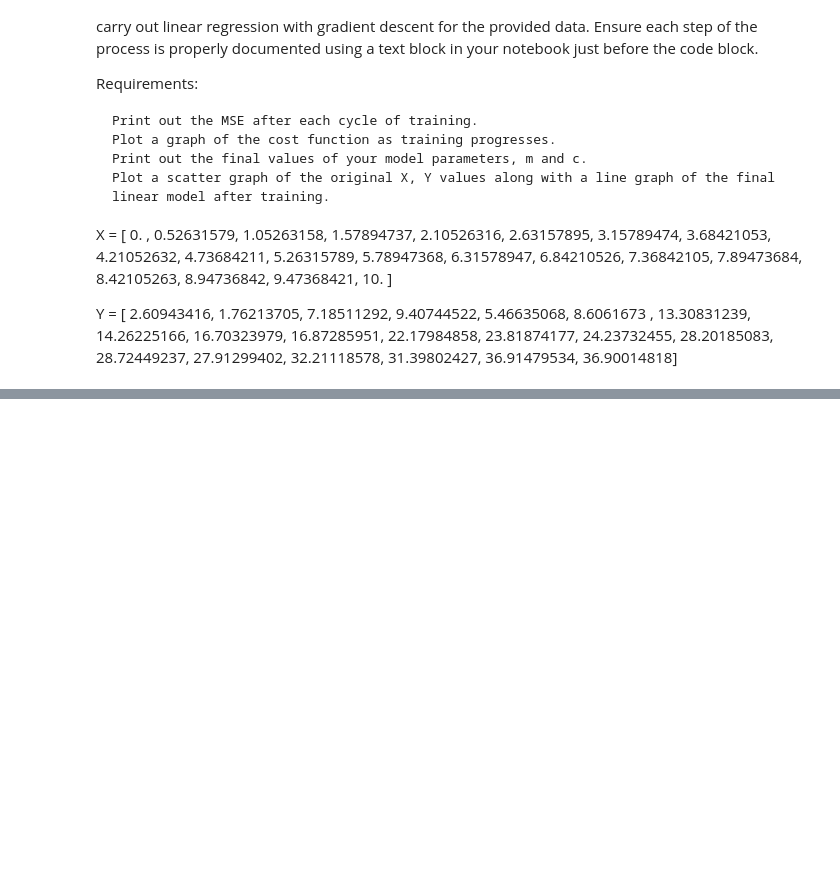
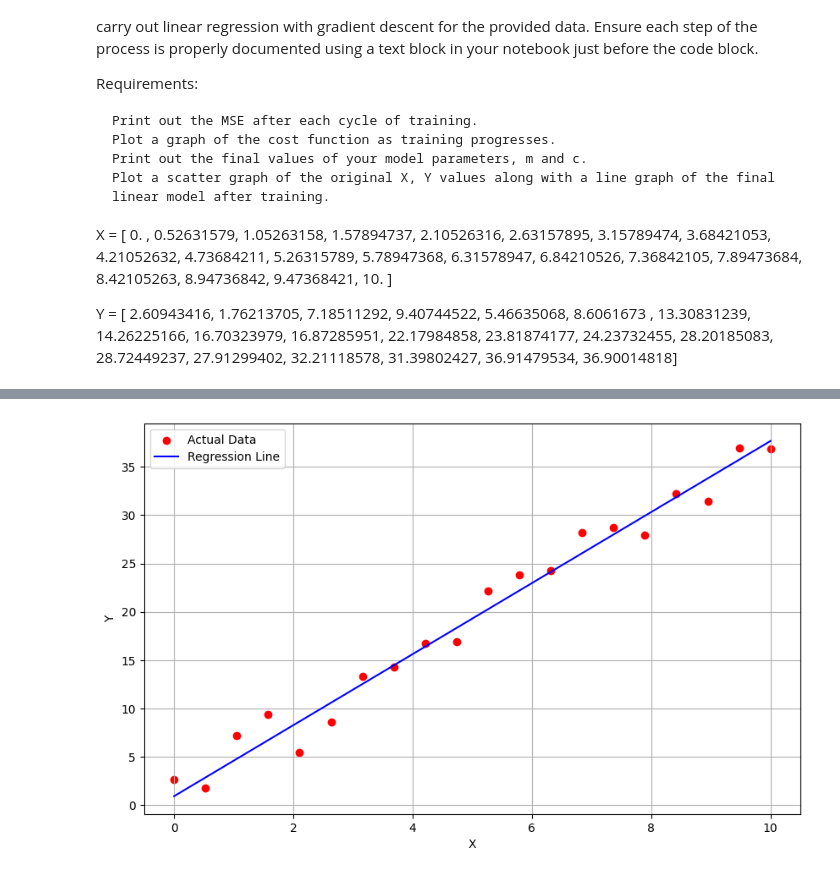
Before and after one commit to Erickpython/kodeCamp_5X-MachineLearning, a Jupyter notebook: LinearReression_GradientDescent.ipynb, the cells around one changed output, grey strips where cells are left out. Drawn from its saved outputs; the diff is of its cells as text; code cells hidden in the pictures; blank space fills up the shorter version.

```diff
--- a/LinearReression_GradientDescent.ipynb
+++ b/LinearReression_GradientDescent.ipynb
@@ -29,0 +116,12 @@ import matplotlib.
+# %%
+# plotting the regression line v actual data
+plt.figure(figsize=(10,6))
+plt.scatter(x, y, color="red", label="Actual Data")
+plt.plot(x, predict(x, m, c), color="blue", label="Regression Line")
+plt.xlabel("X")
+plt.ylabel("Y")
+plt.legend()
+plt.grid(True)
+plt.show()
+# %% [output]
+[figure, added]
```
Also changed, not shown: parts of 7 cells of this notebook.
